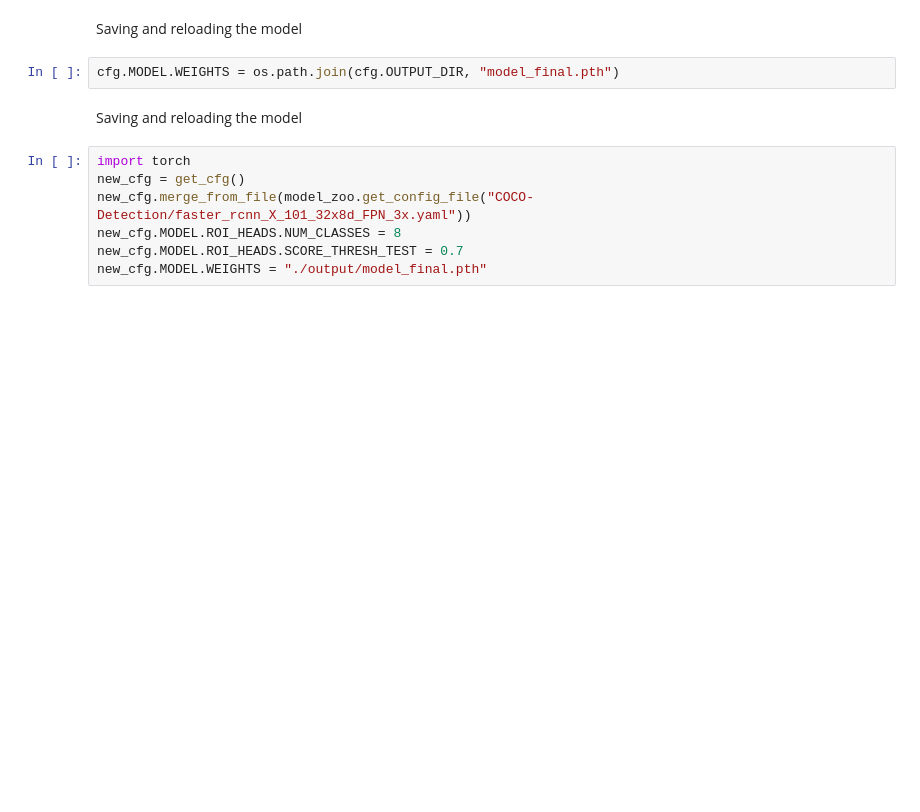
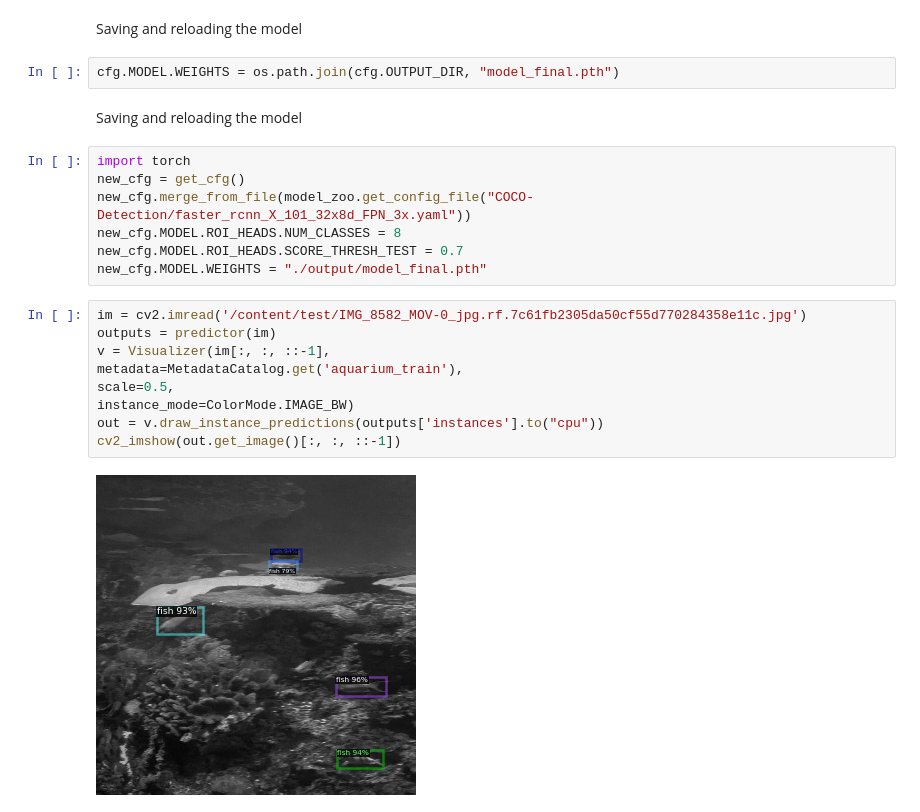
Before and after one commit to JSJeong-me/Detectron2, a Jupyter notebook: aquarium-detectron2.ipynb, the cells around one changed output. Drawn from its saved outputs; the diff is of its cells as text; blank space fills up the shorter version.

```diff
--- a/aquarium-detectron2.ipynb
+++ b/aquarium-detectron2.ipynb
@@ -73,3 +129,14 @@ new_cfg.merge_from_file(model_zoo.get_config_file("COCO-Detection/faster_rcnn_X_
 new_cfg.MODEL.ROI_HEADS.NUM_CLASSES = 8
 new_cfg.MODEL.ROI_HEADS.SCORE_THRESH_TEST = 0.7
 new_cfg.MODEL.WEIGHTS = "./output/model_final.pth"
+# %%
+im = cv2.imread('/content/test/IMG_8582_MOV-0_jpg.rf.7c61fb2305da50cf55d770284358e11c.jpg')
+outputs = predictor(im)
+v = Visualizer(im[:, :, ::-1],
+metadata=MetadataCatalog.get('aquarium_train'),
+scale=0.5,
+instance_mode=ColorMode.IMAGE_BW)
+out = v.draw_instance_predictions(outputs['instances'].to("cpu"))
+cv2_imshow(out.get_image()[:, :, ::-1])
+# %% [output]
+[figure, added]
```
Also changed, not shown: parts of 18 cells of this notebook.
